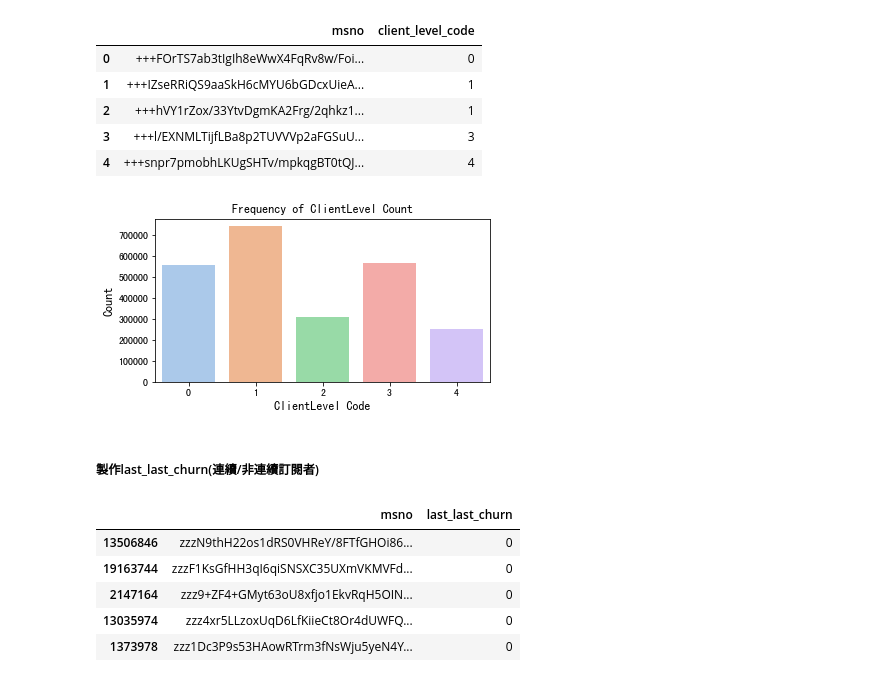
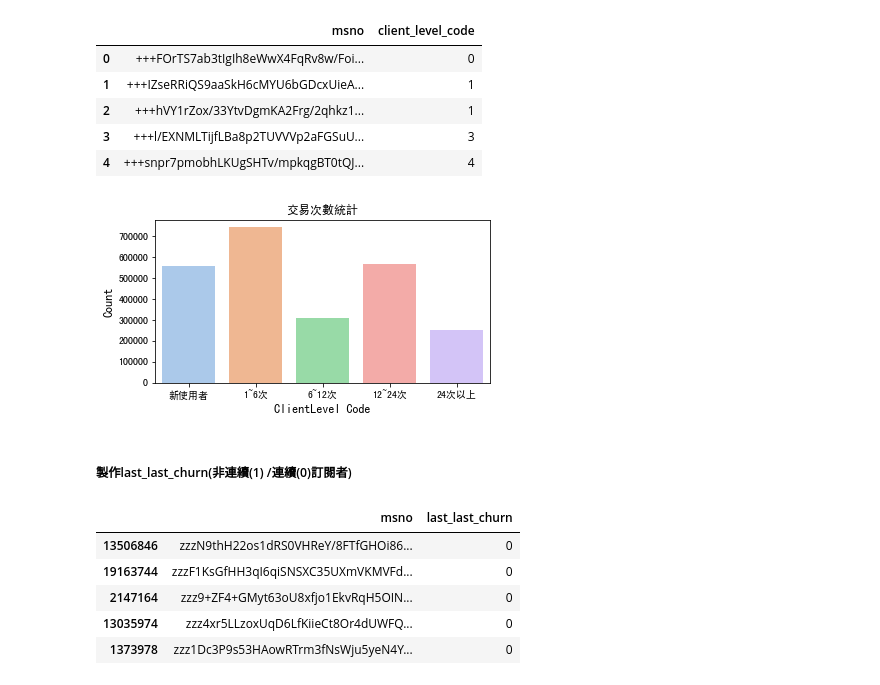
Before and after one commit to imiKao/KKBoxProject_for_TcfstCourse, a Jupyter notebook: KKboxAnalysis_特徵工程.ipynb, the cells around one changed output. Saved outputs shown, nothing was run; the diff lists cells and outputs as text; code cells hidden in the pictures.

```diff
--- a/KKboxAnalysis_特徵工程.ipynb
+++ b/KKboxAnalysis_特徵工程.ipynb
@@ -238,15 +238,16 @@ ft_trans_times_train.head()
 # %%
 plt.figure(figsize=(6,3))
 sns.countplot(x="client_level_code", data=ft_trans_times_train, palette = "pastel")
 plt.ylabel('Count', fontsize=12)
 plt.xlabel('ClientLevel Code', fontsize=12)
-plt.title("Frequency of ClientLevel Count", fontsize=12)
+plt.xticks(np.arange(5), ('新使用者','1~6次', '6~12次', '12~24次', '24次以上'))
+plt.title("交易次數統計", fontsize=12)
 plt.show()
 # %% [output]
-[figure, old version]
+[figure, new version]
 # %%
 # 存成csv
 # ft_trans_times_train.to_csv('NewFeature_ClientLevelCode.csv',index=False,header=True)
 # %% [markdown]
-##### 製作last_last_churn(連續/非連續訂閱者)
+##### 製作last_last_churn(非連續(1) /連續(0)訂閱者)
 # %%
```
Also changed, not shown: parts of 27 cells of this notebook, 2 other files.
